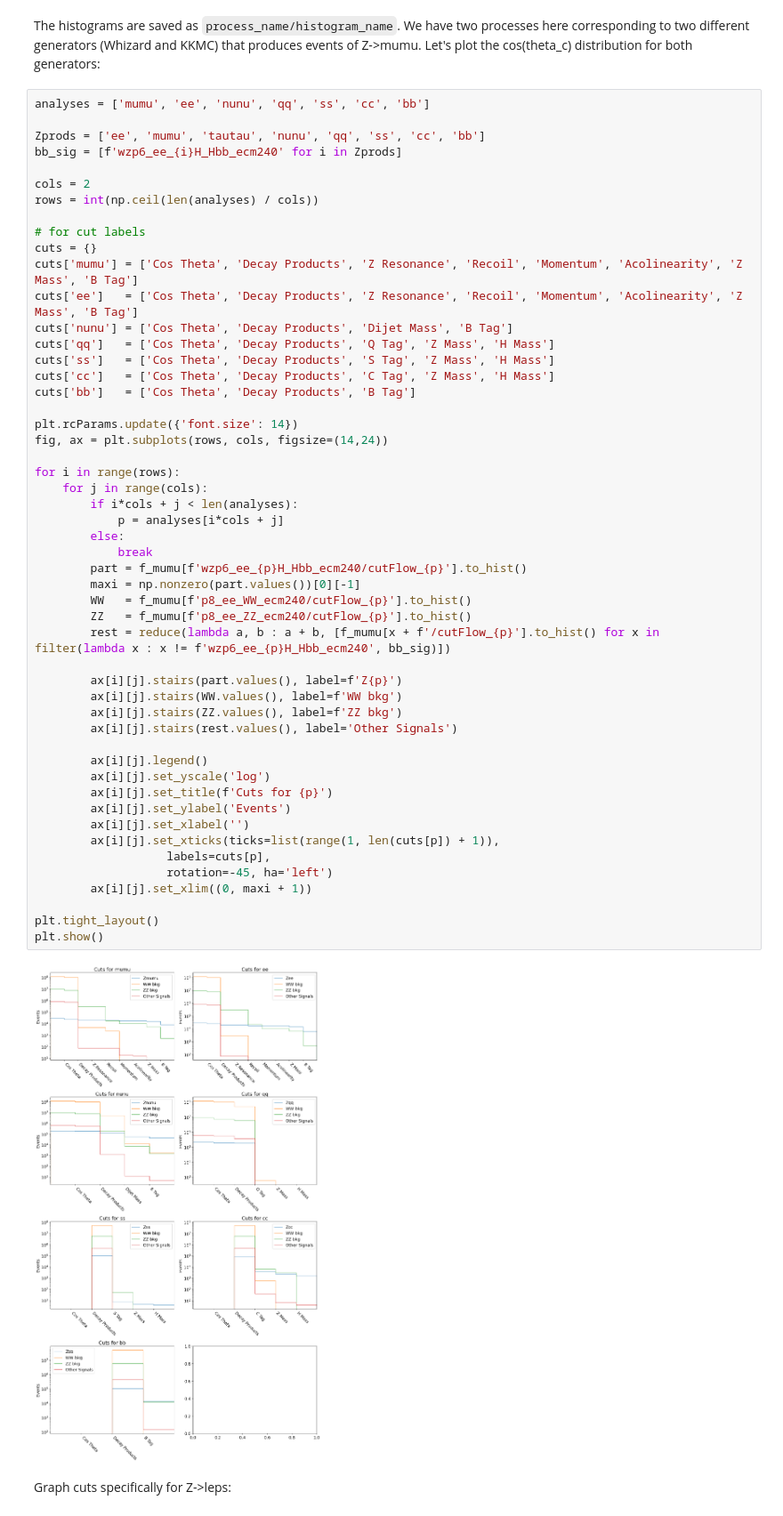
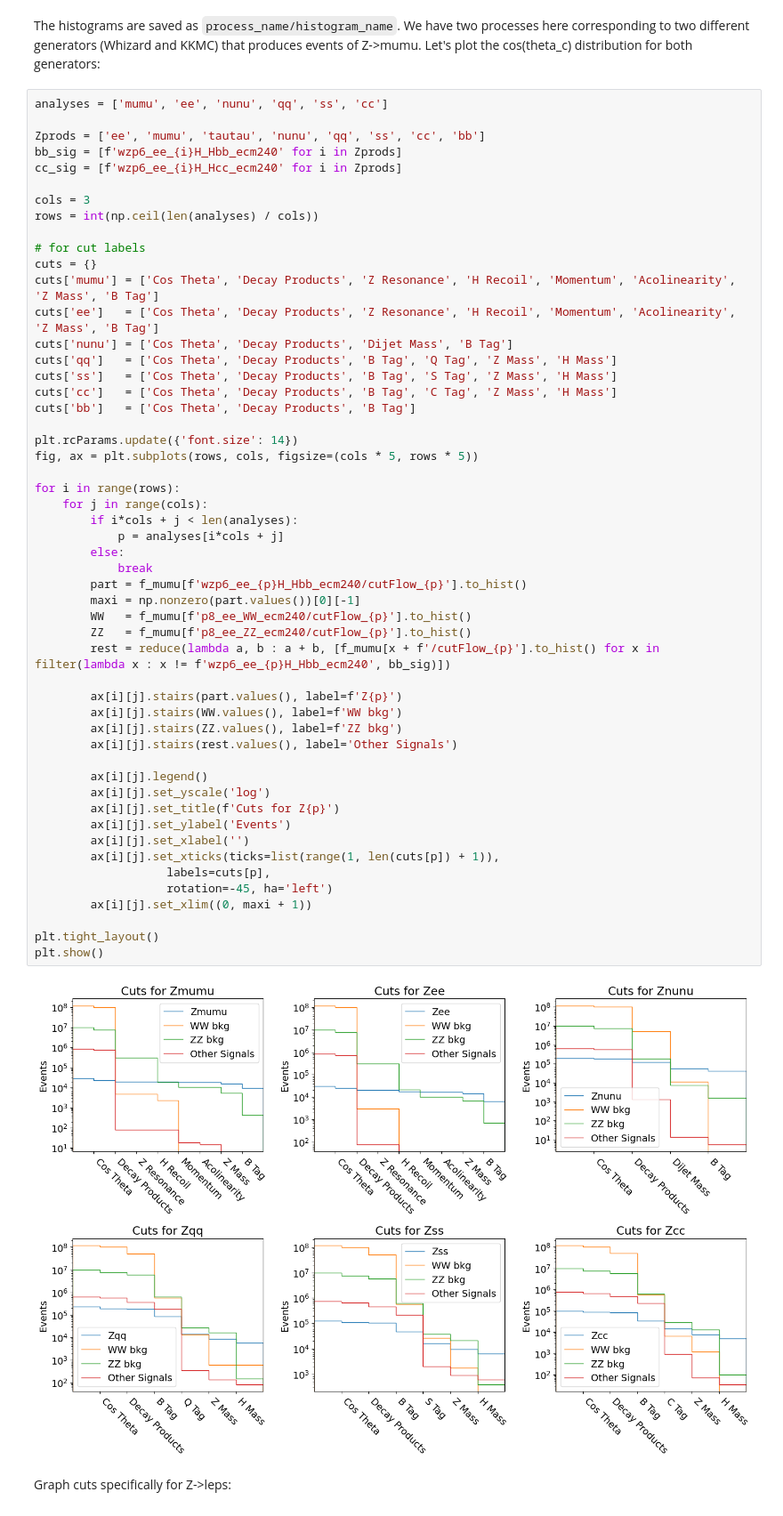
Before and after one commit to ilsanford/FCCAnalyzer, a Jupyter notebook: analyses/h_bb/h_bb.ipynb, the cells around one changed output. Shown: that part at 89% size. Cells and saved outputs as stored; diff of their text form.

```diff
--- a/analyses/h_bb/h_bb.ipynb
+++ b/analyses/h_bb/h_bb.ipynb
@@ -18,58 +18,59 @@ print(f_mumu.keys())
 # %% [markdown]
 The histograms are saved as `process_name/histogram_name`. We have two processes here corresponding to two different generators (Whizard and KKMC) that produces events of Z->mumu. Let's plot the cos(theta_c) distribution for both generators:
 # %%
-analyses = ['mumu', 'ee', 'nunu', 'qq', 'ss', 'cc', 'bb']
+analyses = ['mumu', 'ee', 'nunu', 'qq', 'ss', 'cc']
 
 Zprods = ['ee', 'mumu', 'tautau', 'nunu', 'qq', 'ss', 'cc', 'bb']
 bb_sig = [f'wzp6_ee_{i}H_Hbb_ecm240' for i in Zprods]
+cc_sig = [f'wzp6_ee_{i}H_Hcc_ecm240' for i in Zprods]
 
-cols = 2
+cols = 3
 rows = int(np.ceil(len(analyses) / cols))
 
 # for cut labels
 cuts = {}
-cuts['mumu'] = ['Cos Theta', 'Decay Products', 'Z Resonance', 'Recoil', 'Momentum', 'Acolinearity', 'Z Mass', 'B Tag']
-cuts['ee']   = ['Cos Theta', 'Decay Products', 'Z Resonance', 'Recoil', 'Momentum', 'Acolinearity', 'Z Mass', 'B Tag']
+cuts['mumu'] = ['Cos Theta', 'Decay Products', 'Z Resonance', 'H Recoil', 'Momentum', 'Acolinearity', 'Z Mass', 'B Tag']
+cuts['ee']   = ['Cos Theta', 'Decay Products', 'Z Resonance', 'H Recoil', 'Momentum', 'Acolinearity', 'Z Mass', 'B Tag']
 cuts['nunu'] = ['Cos Theta', 'Decay Products', 'Dijet Mass', 'B Tag']
-cuts['qq']   = ['Cos Theta', 'Decay Products', 'Q Tag', 'Z Mass', 'H Mass']
-cuts['ss']   = ['Cos Theta', 'Decay Products', 'S Tag', 'Z Mass', 'H Mass']
-cuts['cc']   = ['Cos Theta', 'Decay Products', 'C Tag', 'Z Mass', 'H Mass']
+cuts['qq']   = ['Cos Theta', 'Decay Products', 'B Tag', 'Q Tag', 'Z Mass', 'H Mass']
+cuts['ss']   = ['Cos Theta', 'Decay Products', 'B Tag', 'S Tag', 'Z Mass', 'H Mass']
+cuts['cc']   = ['Cos Theta', 'Decay Products', 'B Tag', 'C Tag', 'Z Mass', 'H Mass']
 cuts['bb']   = ['Cos Theta', 'Decay Products', 'B Tag']
 
 plt.rcParams.update({'font.size': 14})
-fig, ax = plt.subplots(rows, cols, figsize=(14,24))
+fig, ax = plt.subplots(rows, cols, figsize=(cols * 5, rows * 5))
 
 for i in range(rows):
     for j in range(cols):
         if i*cols + j < len(analyses):
             p = analyses[i*cols + j]
         else:
             break
         part = f_mumu[f'wzp6_ee_{p}H_Hbb_ecm240/cutFlow_{p}'].to_hist()
         maxi = np.nonzero(part.values())[0][-1]
         WW   = f_mumu[f'p8_ee_WW_ecm240/cutFlow_{p}'].to_hist()
         ZZ   = f_mumu[f'p8_ee_ZZ_ecm240/cutFlow_{p}'].to_hist()
         rest = reduce(lambda a, b : a + b, [f_mumu[x + f'/cutFlow_{p}'].to_hist() for x in filter(lambda x : x != f'wzp6_ee_{p}H_Hbb_ecm240', bb_sig)])
 
         ax[i][j].stairs(part.values(), label=f'Z{p}')
         ax[i][j].stairs(WW.values(), label=f'WW bkg')
         ax[i][j].stairs(ZZ.values(), label=f'ZZ bkg')
         ax[i][j].stairs(rest.values(), label='Other Signals')
 
         ax[i][j].legend()
         ax[i][j].set_yscale('log')
-        ax[i][j].set_title(f'Cuts for {p}')
+        ax[i][j].set_title(f'Cuts for Z{p}')
         ax[i][j].set_ylabel('Events')
         ax[i][j].set_xlabel('')
         ax[i][j].set_xticks(ticks=list(range(1, len(cuts[p]) + 1)),
                    labels=cuts[p],
                    rotation=-45, ha='left')
         ax[i][j].set_xlim((0, maxi + 1))
 
 plt.tight_layout()
 plt.show()
 # %% [output]
-[figure, old version]
+[figure, new version]
 # %% [markdown]
 Graph cuts specifically for Z->leps:
 # %%
```
Also changed, not shown: parts of 4 cells of this notebook, 2 other files.
